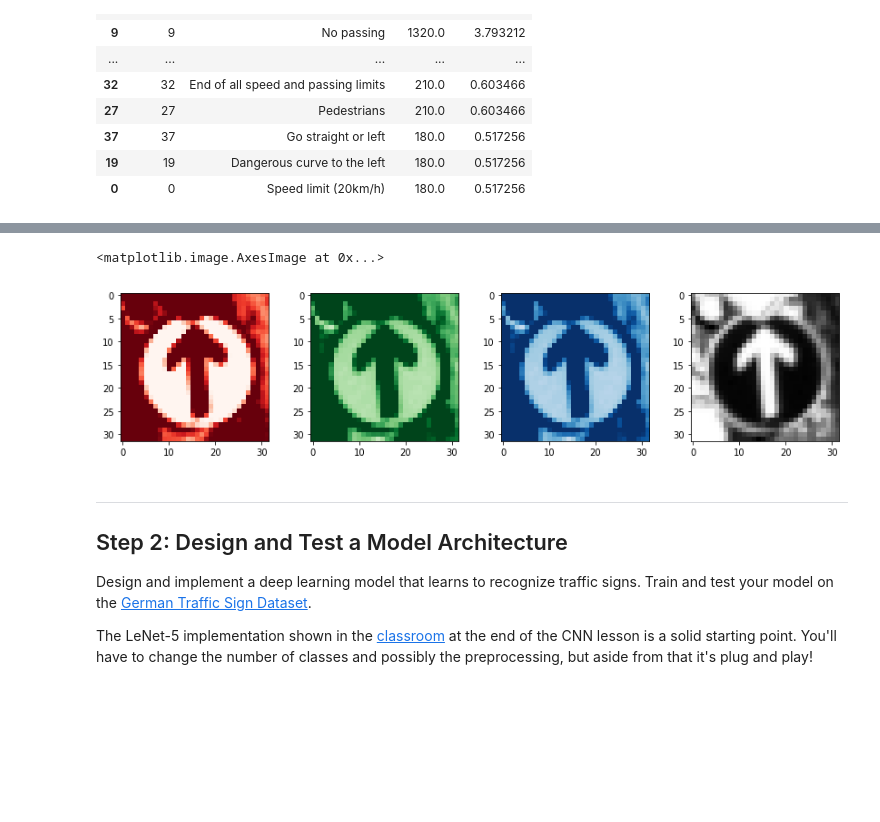
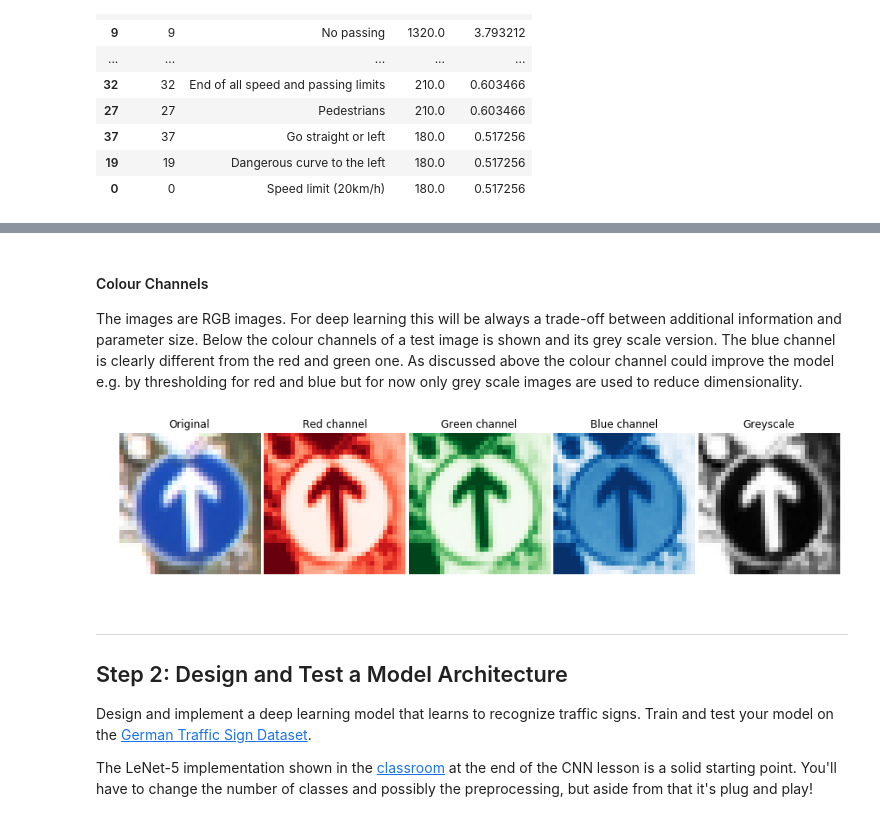
Before and after one commit to heliotropium72/traffic_sign_classifier, a Jupyter notebook: Traffic_Sign_Classifier.ipynb, the cells around one changed output, grey strips where cells are left out. Drawn from its saved outputs; the diff is of its cells as text; code cells hidden in the pictures; blank space fills up the shorter version.

```diff
--- a/Traffic_Sign_Classifier.ipynb
+++ b/Traffic_Sign_Classifier.ipynb
@@ -188,22 +194,32 @@ for i in range(15):
+# %% [markdown]
+#### Colour Channels
+The images are RGB images. For deep learning this will be always a trade-off between additional information and parameter size. Below the colour channels of a test image is shown and its grey scale version. The blue channel is clearly different from the red and green one. As discussed above the colour channel could improve the model e.g. by thresholding for red and blue but for now only grey scale images are used to reduce dimensionality.
 # %%
 testimg = X_train[20000]
 
 # Colour thresholding
 #blue = testimg[:,:,2]
 #blue = blue[blue>200]
 
 testimg_G = cv2.cvtColor(testimg, cv2.COLOR_RGB2GRAY)
 
-fig, axs = plt.subplots(1,4, figsize=(15, 3))
+fig, axs = plt.subplots(1,5, figsize=(15, 3))
 fig.subplots_adjust(hspace = .2, wspace=.001)
 axs = axs.ravel()
-axs[0].imshow(testimg[:,:,0], cmap='Reds', vmin=50, vmax=128)
-axs[1].imshow(testimg[:,:,1], cmap='Greens', vmin=50, vmax=128)
-axs[2].imshow(testimg[:,:,1], cmap='Blues', vmin=50, vmax=128)
-axs[3].imshow(testimg_G, cmap='Greys_r')
+axs[0].set_title('Original')
+axs[0].imshow(testimg)
+axs[1].set_title('Red channel')
+axs[1].imshow(testimg[:,:,0], cmap='Reds')#, vmin=50, vmax=128)
+axs[2].set_title('Green channel')
+axs[2].imshow(testimg[:,:,1], cmap='Greens')#, vmin=50, vmax=128)
+axs[3].set_title('Blue channel')
+axs[3].imshow(testimg[:,:,2], cmap='Blues')#, vmin=50, vmax=128)
+axs[4].set_title('Greyscale')
+axs[4].imshow(testimg_G, cmap='Greys_r')
+for i in range(5):
+    axs[i].axis('off')
 # %% [output]
-<matplotlib.image.AxesImage at 0x...>
-[figure, old version]
+[figure, new version]
 # %% [markdown]
 ----
 
```
Also changed, not shown: parts of 18 cells of this notebook, 3 other files.
